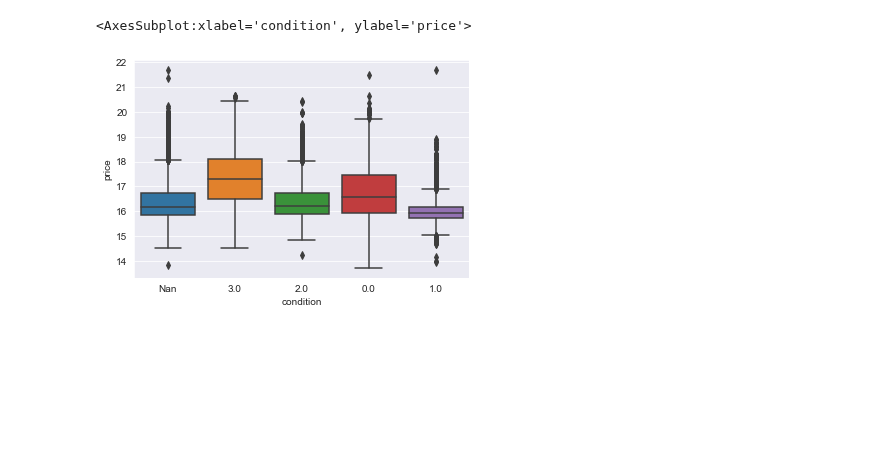
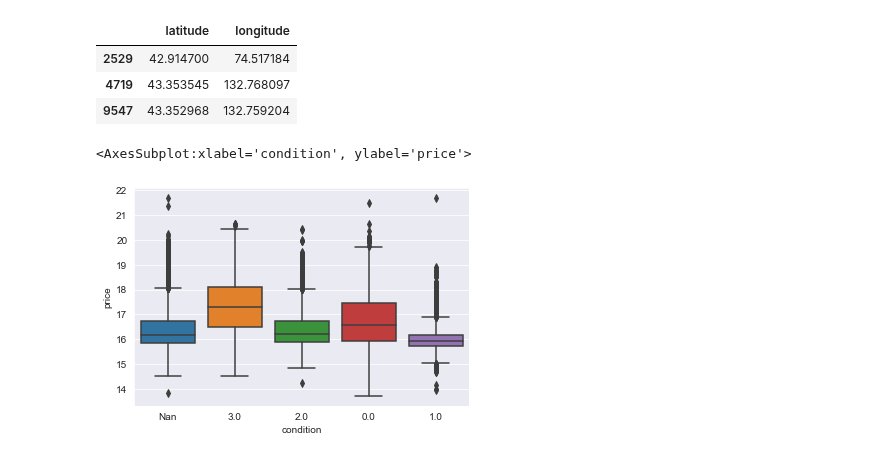
Before and after one commit to jimoskar/ml, a Jupyter notebook: project/jim_EDA.ipynb, the cells around one changed output. Cells and saved outputs as stored; diff of their text form; code cells hidden in the pictures; blank space fills up the shorter version.

```diff
--- a/project/jim_EDA.ipynb
+++ b/project/jim_EDA.ipynb
@@ -17,6 +17,13 @@ data = pd.merge(apartments, buildings.set_index('id'), how='left', left_on='buil
 apartments_test = pd.read_csv('resources/data/apartments_test.csv')
 buildings_test = pd.read_csv('resources/data/buildings_test.csv')
 data_test = pd.merge(apartments_test, buildings_test.set_index('id'), how='left', left_on='building_id', right_index=True)
+# %%
+data_test[data_test.longitude > 45][['latitude','longitude']]
+# %% [output]
+|  | latitude | longitude |
+| 2529 | 42.914700 | 74.517184 |
+| 4719 | 43.353545 | 132.768097 |
+| 9547 | 43.352968 | 132.759204 |
 # %%
 nan_idx = data['condition'].isna()
 data.loc[nan_idx, 'condition'] = "Nan"
```
Also changed, not shown: parts of 6 cells of this notebook, 2 other files.
